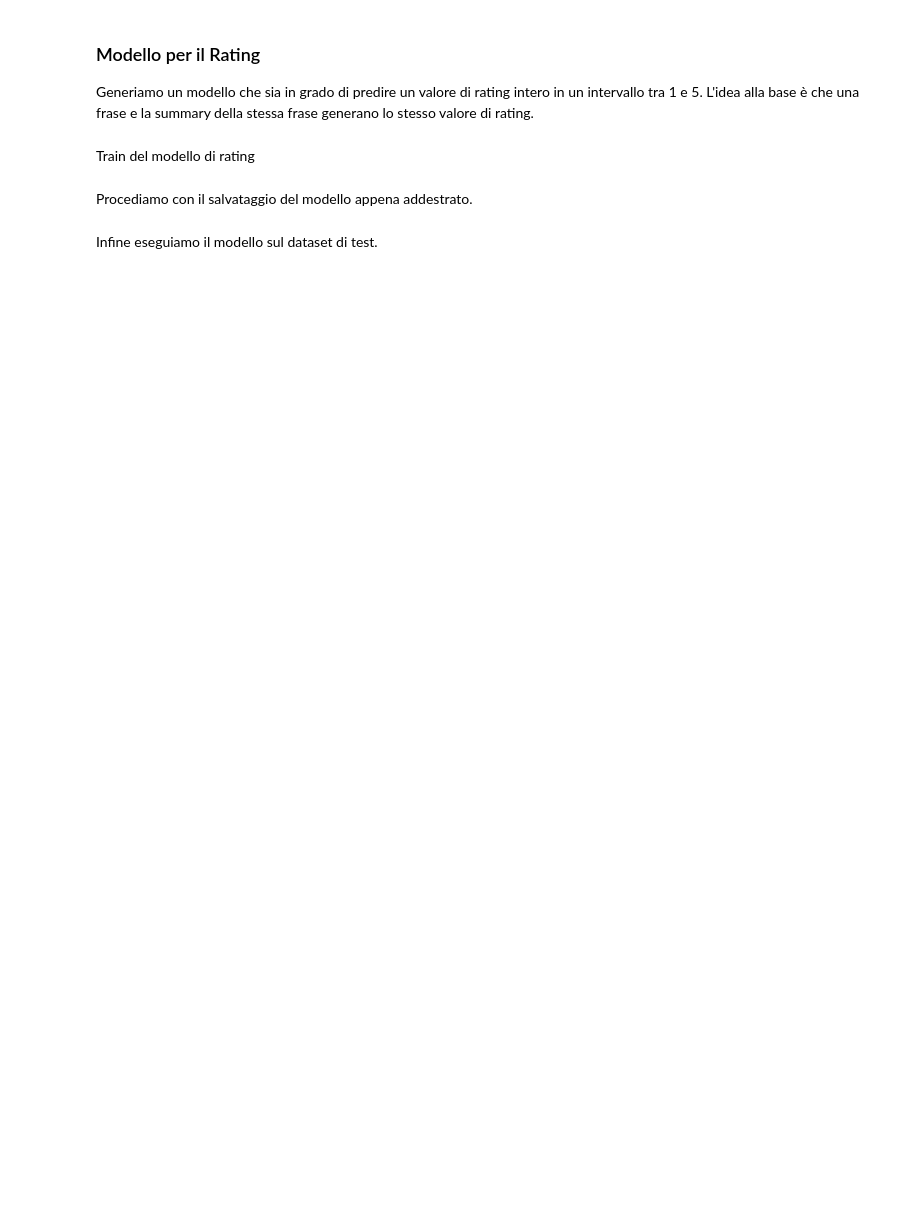
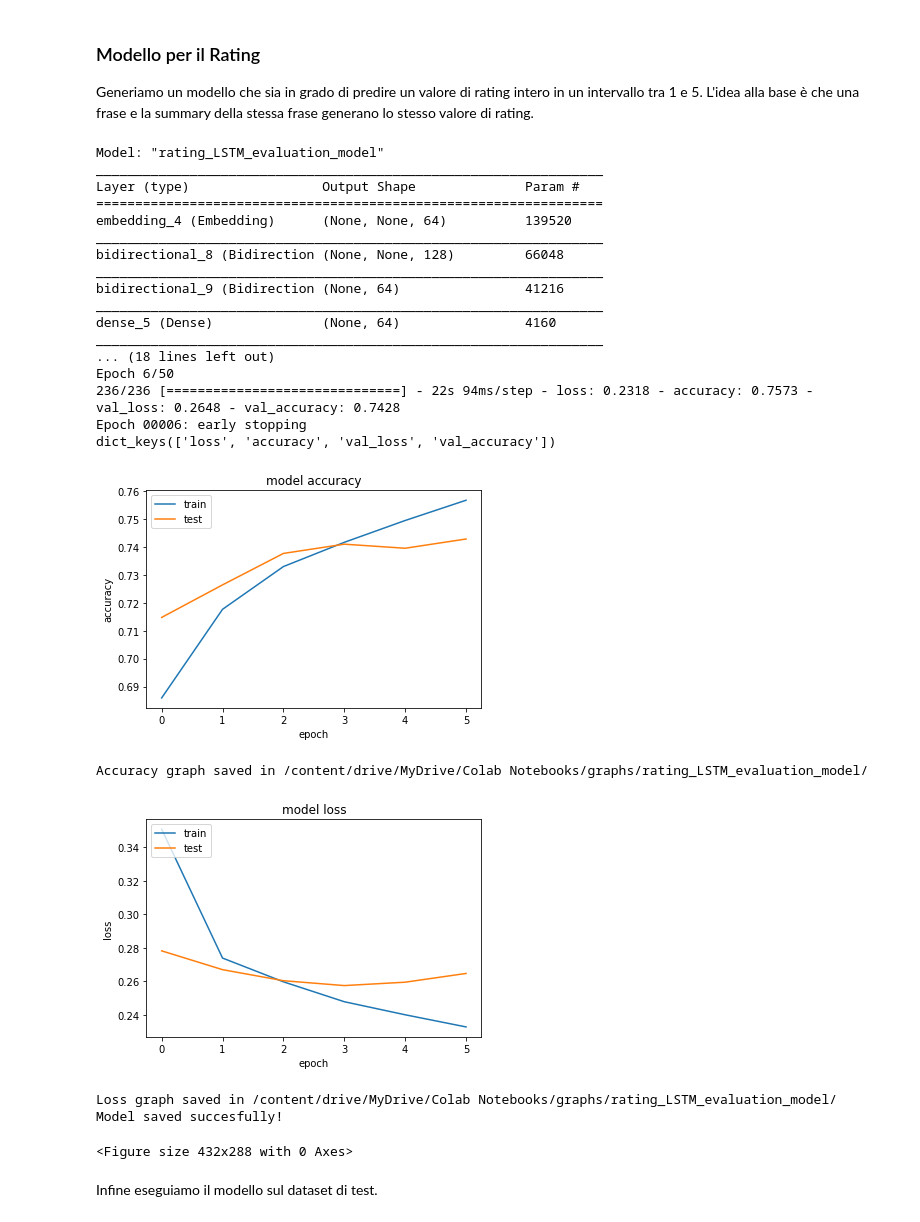
Before and after one commit to rirolli/summarize_net, a Jupyter notebook: How_to_build_own_text_summarizer_using_deep_learning.ipynb, the cells around one changed output. Cells and saved outputs as stored; diff of their text form; code cells hidden in the pictures; blank space fills up the shorter version.

Commit message:
Aggiornato meccanismo di evaluation basato su sentiment e ratings score dei modelli di summary. Correzioni varie.

```diff
--- a/How_to_build_own_text_summarizer_using_deep_learning.ipynb
+++ b/How_to_build_own_text_summarizer_using_deep_learning.ipynb
@@ -479,7 +570,7 @@ This function will be useful after trainings. It let us plot the trainig's histo
 def plot_history(history, model):
   print(history.history.keys())
 
-  savefig_url = f"./graphs/{model.name}/"
+  savefig_url = f"{pj_path}/graphs/{model.name}/"
   if not os.path.exists(os.path.dirname(savefig_url)):
     try:
       Path(savefig_url).mkdir(parents=True, exist_ok=True)
@@ -1240,21 +1452,34 @@ z_voc
 ### Modello per il Rating
 Generiamo un modello che sia in grado di predire un valore di rating intero in un intervallo tra 1 e 5. L'idea alla base è che una frase e la summary della stessa frase generano lo stesso valore di rating.
 # %%
-rating_model = Sequential([
-    Embedding(x_voc_sent, 64, trainable=True, mask_zero=True),
-    Bidirectional(LSTM(64,  return_sequences=True)),
-    Bidirectional(LSTM(32)),
-    Dense(64, activation='elu'),
-    Dropout(0.5),
-    Dense(5, activation='sigmoid')
-    ])
+def get_rating_model_lstm(h_drop=0, h_rec_drop=0):
+    rating_model = Sequential([
+        Embedding(x_voc_sent, 64, trainable=True, mask_zero=True),
+        Bidirectional(LSTM(64,  return_sequences=True, dropout=h_drop, recurrent_dropout=h_rec_drop)),
+        Bidirectional(LSTM(32, dropout=h_drop, recurrent_dropout=h_rec_drop)),
+        Dense(64, activation='elu'),
+        Dropout(0.5),
+        Dense(5, activation='sigmoid')],
+        name="rating_LSTM_evaluation_model")
 
-tb_dir = f"tensorboard/rating_net/{date_now}"
-tb = TensorBoard(log_dir=tb_dir, histogram_freq=1)
-earlystop = EarlyStopping(monitor = 'val_loss', mode='min', verbose=1,patience=2)
+    tb_dir = f"tensorboard/rating_net/{date_now}"
+    tb = TensorBoard(log_dir=tb_dir, histogram_freq=1)
+    earlystop = EarlyStopping(monitor='val_loss', mode='min', verbose=1, patience=2)
 
-rating_model.compile(loss = 'binary_crossentropy', optimizer = 'adam', metrics = ['accuracy'])
+    rating_model.compile(loss='binary_crossentropy', optimizer='adam', metrics=['accuracy'])
 
-rating_model.summary()
+    rating_model.summary()
+
+    if not is_model_rating_lstm_trained:
+        history = rating_model.fit(x_tr_sent[:,:],
+                                   y_tr_sent,
+                                   batch_size=128,
+                                   validation_data=(x_val_sent[:,:], y_val_sent),
+                                   epochs=EPOCHS,
+                                   callbacks=[earlystop, tb])
+        plot_history(history, rating_model)
+        save_model(rating_model)
+    else:
+        load_model(rating_model)
+
+    return rating_model
-# %% [markdown]
-Train del modello di rating
@@ -1274,2 +1485,0 @@ if b_train:
-# %% [markdown]
-Procediamo con il salvataggio del modello appena addestrato.
@@ -1281,3 +1486,29 @@ else:
+# %%
+rating_model = get_rating_model_lstm()
+# %% [output]
+Model: "rating_LSTM_evaluation_model"
+_________________________________________________________________
+Layer (type)                 Output Shape              Param #
+=================================================================
+embedding_4 (Embedding)      (None, None, 64)          139520
+_________________________________________________________________
+bidirectional_8 (Bidirection (None, None, 128)         66048
+_________________________________________________________________
+bidirectional_9 (Bidirection (None, 64)                41216
+_________________________________________________________________
+dense_5 (Dense)              (None, 64)                4160
+_________________________________________________________________
+... (18 lines left out)
+Epoch 6/50
+236/236 [==============================] - 22s 94ms/step - loss: 0.2318 - accuracy: 0.7573 - val_loss: 0.2648 - val_accuracy: 0.7428
+Epoch 00006: early stopping
+dict_keys(['loss', 'accuracy', 'val_loss', 'val_accuracy'])
+[figure, added]
+Accuracy graph saved in /content/drive/MyDrive/Colab Notebooks/graphs/rating_LSTM_evaluation_model/
+[figure, added]
+Loss graph saved in /content/drive/MyDrive/Colab Notebooks/graphs/rating_LSTM_evaluation_model/
+Model saved succesfully!
+<Figure size 432x288 with 0 Axes>
 # %% [markdown]
 Infine eseguiamo il modello sul dataset di test.
 # %%
```
Also changed, not shown: parts of 118 cells of this notebook.
